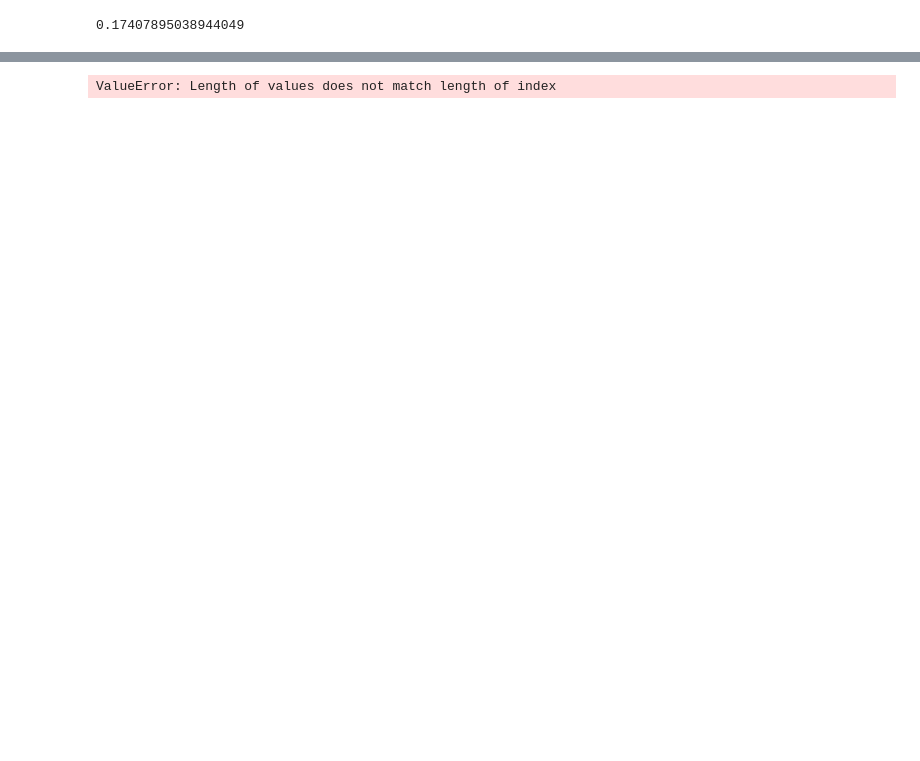
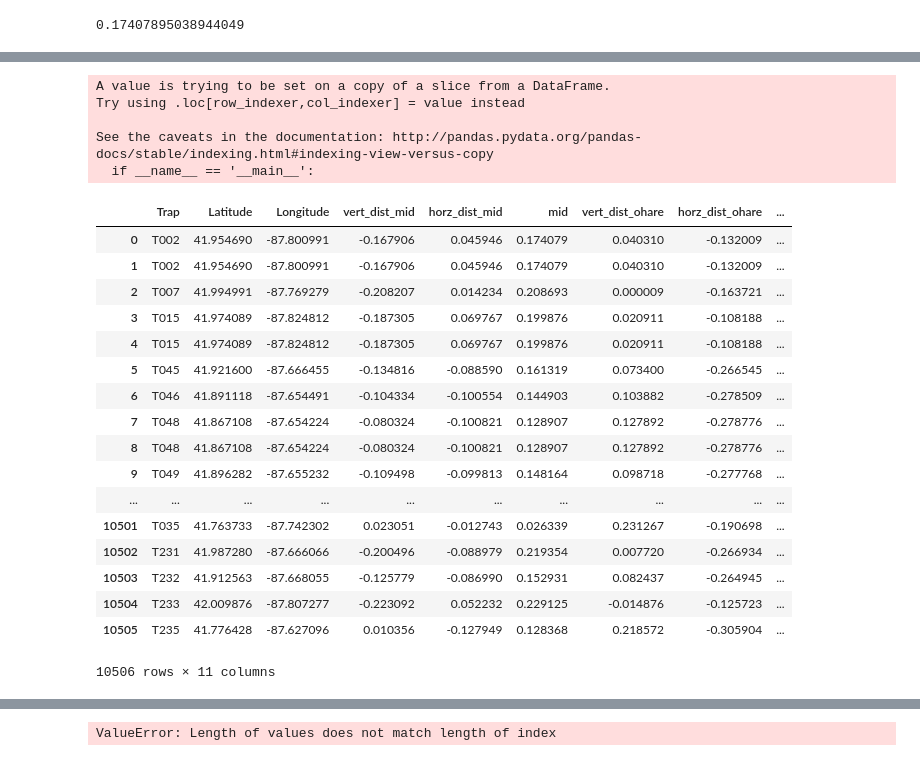
Before and after one commit to ikekram/SpecialSnowflakes, a Jupyter notebook: Project3JCode.ipynb, the cells around one changed output, grey strips where cells are left out. Saved outputs shown, nothing was run; the diff lists cells and outputs as text; code cells hidden in the pictures; blank space fills up the shorter version.

```diff
--- a/Project3JCode.ipynb
+++ b/Project3JCode.ipynb
@@ -144,0 +254,27 @@ See the caveats in the documentation: http://pandas.pydata.org/pandas-docs/stabl
+# %%
+df_distance['airport'] = df_distance['airport_neg'].apply(airport)
+df_distance
+# %% [output]
+A value is trying to be set on a copy of a slice from a DataFrame.
+Try using .loc[row_indexer,col_indexer] = value instead
+
+See the caveats in the documentation: http://pandas.pydata.org/pandas-docs/stable/indexing.html#indexing-view-versus-copy
+  if __name__ == '__main__':
+|  | Trap | Latitude | Longitude | vert_dist_mid | horz_dist_mid | mid | vert_dist_ohare | horz_dist_ohare | ... |
+| 0 | T002 | 41.954690 | -87.800991 | -0.167906 | 0.045946 | 0.174079 | 0.040310 | -0.132009 | ... |
+| 1 | T002 | 41.954690 | -87.800991 | -0.167906 | 0.045946 | 0.174079 | 0.040310 | -0.132009 | ... |
+| 2 | T007 | 41.994991 | -87.769279 | -0.208207 | 0.014234 | 0.208693 | 0.000009 | -0.163721 | ... |
+| 3 | T015 | 41.974089 | -87.824812 | -0.187305 | 0.069767 | 0.199876 | 0.020911 | -0.108188 | ... |
+| 4 | T015 | 41.974089 | -87.824812 | -0.187305 | 0.069767 | 0.199876 | 0.020911 | -0.108188 | ... |
+| 5 | T045 | 41.921600 | -87.666455 | -0.134816 | -0.088590 | 0.161319 | 0.073400 | -0.266545 | ... |
+| 6 | T046 | 41.891118 | -87.654491 | -0.104334 | -0.100554 | 0.144903 | 0.103882 | -0.278509 | ... |
+| 7 | T048 | 41.867108 | -87.654224 | -0.080324 | -0.100821 | 0.128907 | 0.127892 | -0.278776 | ... |
+| 8 | T048 | 41.867108 | -87.654224 | -0.080324 | -0.100821 | 0.128907 | 0.127892 | -0.278776 | ... |
+| 9 | T049 | 41.896282 | -87.655232 | -0.109498 | -0.099813 | 0.148164 | 0.098718 | -0.277768 | ... |
+| ... | ... | ... | ... | ... | ... | ... | ... | ... | ... |
+| 10501 | T035 | 41.763733 | -87.742302 | 0.023051 | -0.012743 | 0.026339 | 0.231267 | -0.190698 | ... |
+| 10502 | T231 | 41.987280 | -87.666066 | -0.200496 | -0.088979 | 0.219354 | 0.007720 | -0.266934 | ... |
+| 10503 | T232 | 41.912563 | -87.668055 | -0.125779 | -0.086990 | 0.152931 | 0.082437 | -0.264945 | ... |
+| 10504 | T233 | 42.009876 | -87.807277 | -0.223092 | 0.052232 | 0.229125 | -0.014876 | -0.125723 | ... |
+| 10505 | T235 | 41.776428 | -87.627096 | 0.010356 | -0.127949 | 0.128368 | 0.218572 | -0.305904 | ... |
+10506 rows × 11 columns
```
Also changed, not shown: parts of 23 cells of this notebook, 2 other files.
